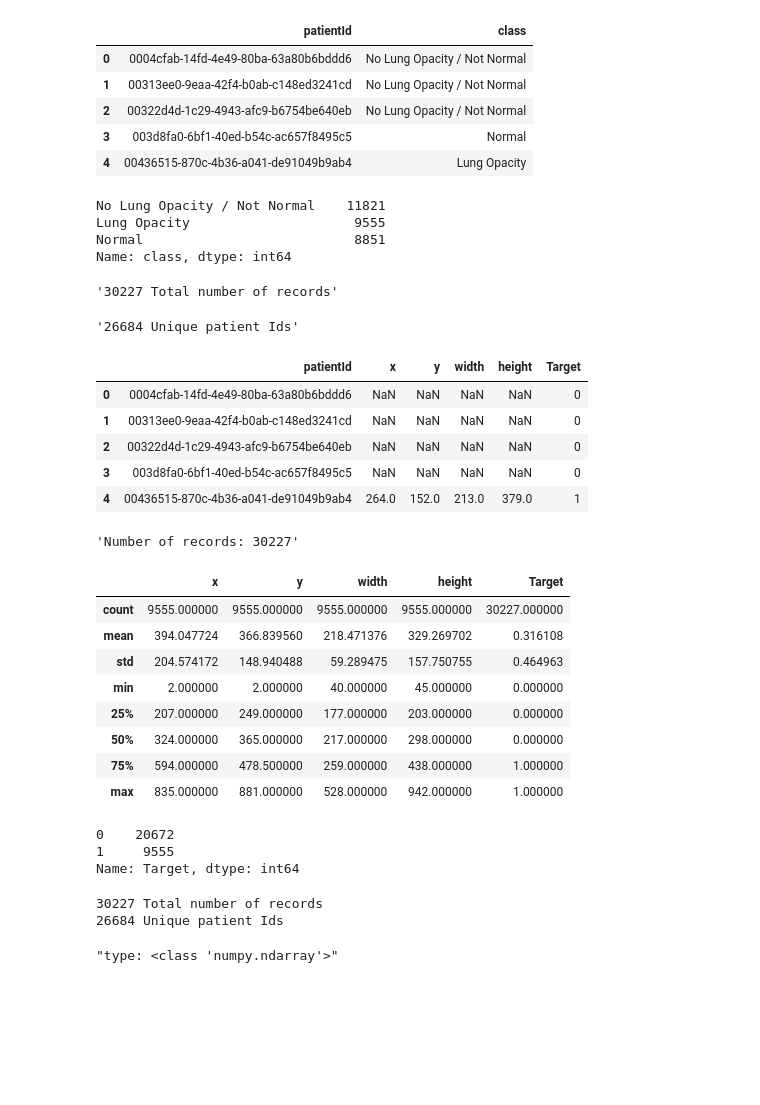
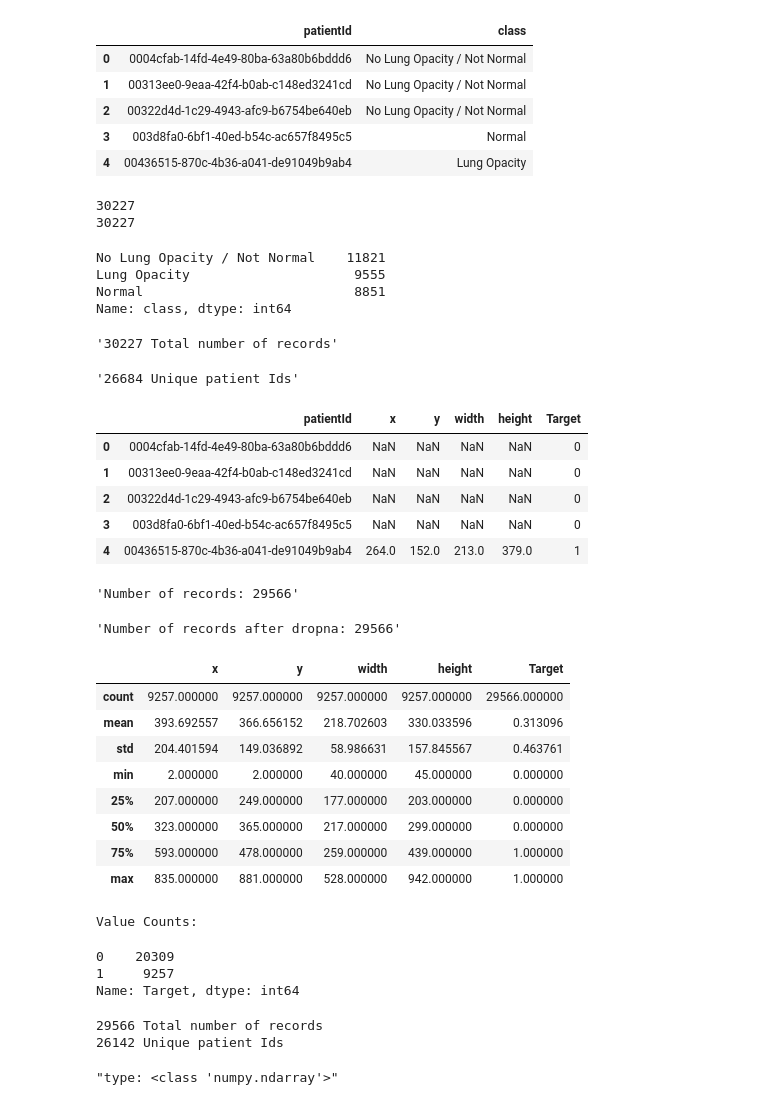
Before and after one commit to JSitter/pneumonia-detector, a Jupyter notebook: RSNA Pneumonia Challenge.ipynb, the cells around one changed output. Cells and saved outputs as stored; diff of their text form; code cells hidden in the pictures; blank space fills up the shorter version.

```diff
--- a/RSNA Pneumonia Challenge.ipynb
+++ b/RSNA Pneumonia Challenge.ipynb
@@ -38,6 +48,13 @@ df.head()
 | 2 | 00322d4d-1c29-4943-afc9-b6754be640eb | No Lung Opacity / Not Normal |
 | 3 | 003d8fa0-6bf1-40ed-b54c-ac657f8495c5 | Normal |
 | 4 | 00436515-870c-4b36-a041-de91049b9ab4 | Lung Opacity |
+# %%
+print(len(df))
+df = df.dropna()
+print(len(df))
+# %% [output]
+30227
+30227
 # %%
 display(df["class"].value_counts())
 display("{} Total number of records".format(len(df)))
@@ -54,32 +71,37 @@ df_train = pd.read_csv('{}/stage_2_train_labels.csv'.format(dataset_location))
 # %%
 display(df_train.head())
 display("Number of records: {}".format(len(df_train)))
+df_train = df_train.dropna(axis=0, subset=['Target'])
+display("Number of records after dropna: {}".format(len(df_train)))
 display(df_train.describe())
+print("Value Counts:")
 display(df_train["Target"].value_counts())
 print("{} Total number of records".format(len(df_train)))
 print("{} Unique patient Ids".format(len(df_train["patientId"].unique())))
 # %% [output]
 |  | patientId | x | y | width | height | Target |
 | 0 | 0004cfab-14fd-4e49-80ba-63a80b6bddd6 | NaN | NaN | NaN | NaN | 0 |
 | 1 | 00313ee0-9eaa-42f4-b0ab-c148ed3241cd | NaN | NaN | NaN | NaN | 0 |
 | 2 | 00322d4d-1c29-4943-afc9-b6754be640eb | NaN | NaN | NaN | NaN | 0 |
 | 3 | 003d8fa0-6bf1-40ed-b54c-ac657f8495c5 | NaN | NaN | NaN | NaN | 0 |
 | 4 | 00436515-870c-4b36-a041-de91049b9ab4 | 264.0 | 152.0 | 213.0 | 379.0 | 1 |
-'Number of records: 30227'
+'Number of records: 29566'
+'Number of records after dropna: 29566'
 |  | x | y | width | height | Target |
-| count | 9555.000000 | 9555.000000 | 9555.000000 | 9555.000000 | 30227.000000 |
-| mean | 394.047724 | 366.839560 | 218.471376 | 329.269702 | 0.316108 |
-| std | 204.574172 | 148.940488 | 59.289475 | 157.750755 | 0.464963 |
+| count | 9257.000000 | 9257.000000 | 9257.000000 | 9257.000000 | 29566.000000 |
+| mean | 393.692557 | 366.656152 | 218.702603 | 330.033596 | 0.313096 |
+| std | 204.401594 | 149.036892 | 58.986631 | 157.845567 | 0.463761 |
 | min | 2.000000 | 2.000000 | 40.000000 | 45.000000 | 0.000000 |
 | 25% | 207.000000 | 249.000000 | 177.000000 | 203.000000 | 0.000000 |
-| 50% | 324.000000 | 365.000000 | 217.000000 | 298.000000 | 0.000000 |
-| 75% | 594.000000 | 478.500000 | 259.000000 | 438.000000 | 1.000000 |
+| 50% | 323.000000 | 365.000000 | 217.000000 | 299.000000 | 0.000000 |
+| 75% | 593.000000 | 478.000000 | 259.000000 | 439.000000 | 1.000000 |
 | max | 835.000000 | 881.000000 | 528.000000 | 942.000000 | 1.000000 |
-0    20672
-1     9555
-Name: Target, dtype: int64
-30227 Total number of records
-26684 Unique patient Ids
+Value Counts:
+0    20309
+1     9257
+Name: Target, dtype: int64
+29566 Total number of records
+26142 Unique patient Ids
 # %%
 image_file = "{}.dcm".format(patient_id(35))
 # %%
```
Also changed, not shown: parts of 6 cells of this notebook, 1 other file.
